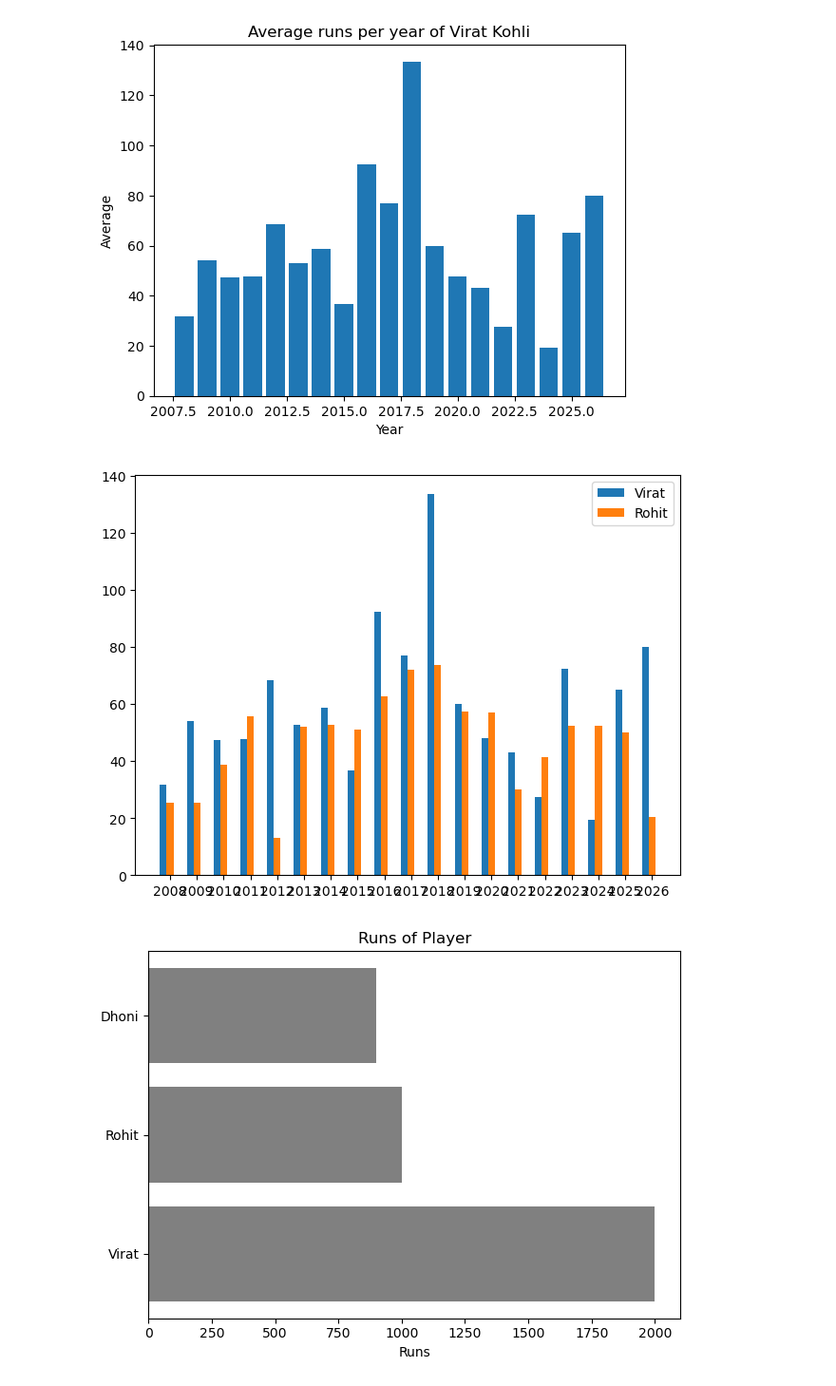
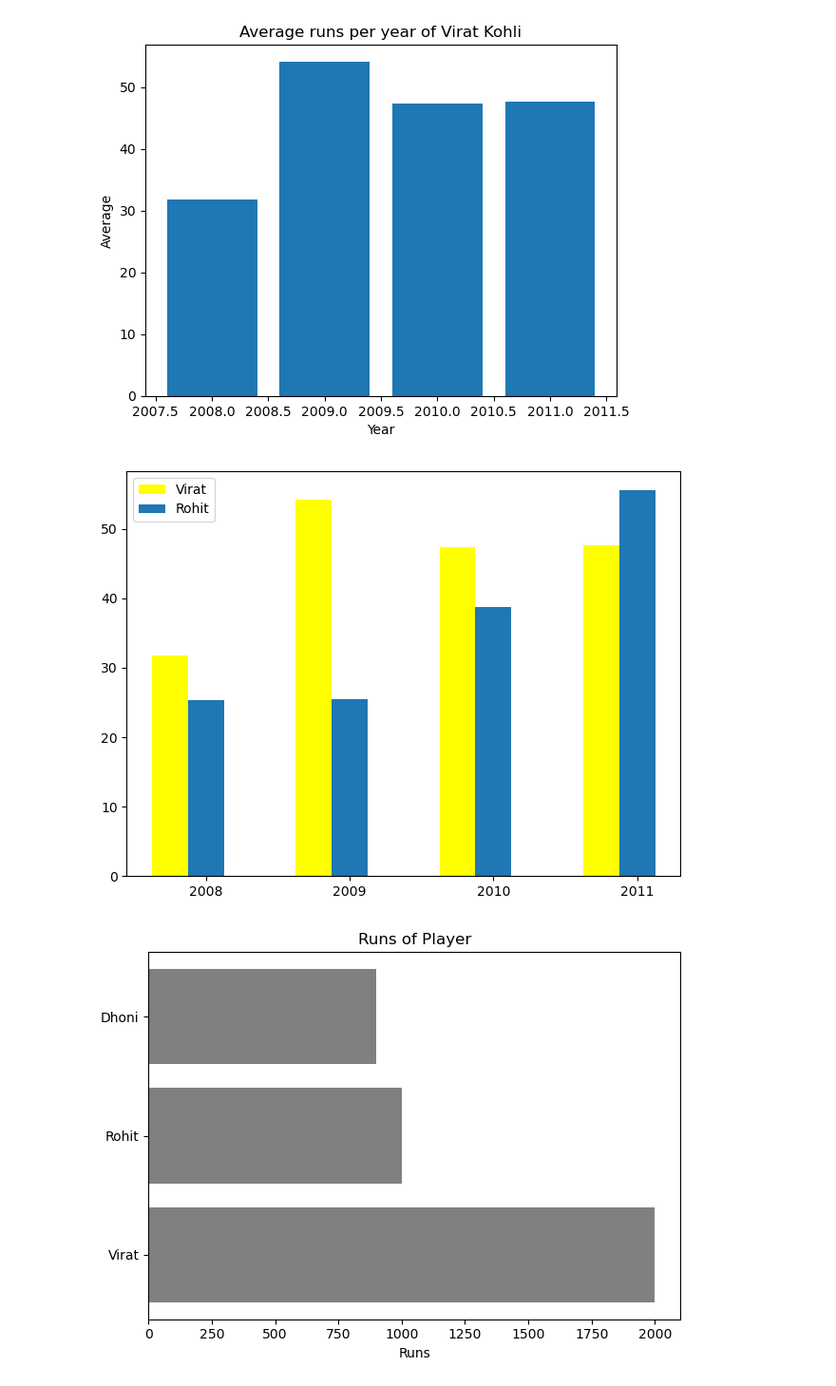
Before and after one commit to TheEdith0/DataScienceHere, a Jupyter notebook: MatPlotlib/BarPlot.ipynb, the cells around one changed output. Shown at 95% size. Drawn from its saved outputs; the diff is of its cells as text; code cells hidden in the pictures.

```diff
--- a/MatPlotlib/BarPlot.ipynb
+++ b/MatPlotlib/BarPlot.ipynb
@@ -1,8 +1,8 @@
 # %%
 import matplotlib.pyplot as plt
-year=list(range(2008,2027))
-Virat=[31.8,54.16,47.38,47.62,68.4,52.83,58.55,36.64,92.37,76.84,133.55,59.86,47.88,43.00,27.45,72.47,19.33,65.1,80]
-Rohit=[25.33,25.50,38.76,55.54,12.92,52.00,52.54,50.93,62.66,71.83,73.57,57.30,57.00,30.00,41.50,52.29,52.33,50.00,20.33]
+year=list(range(2008,2012))
+Virat=[31.8,54.16,47.38,47.62]#,68.4,52.83,58.55,36.64,92.37,76.84,133.55,59.86,47.88,43.00,27.45,72.47,19.33,65.1,80]
+Rohit=[25.33,25.50,38.76,55.54]#,12.92,52.00,52.54,50.93,62.66,71.83,73.57,57.30,57.00,30.00,41.50,52.29,52.33,50.00,20.33]
 # %%
 plt.bar(year,Virat)
 plt.xlabel("Year")
@@ -10,18 +10,18 @@ plt.ylabel("Average")
 plt.title("Average runs per year of Virat Kohli")
 plt.show()
 # %% [output]
-[figure, old version]
+[figure, new version]
 # %%
 import numpy as np
 x=np.arange(len(year))
-plt.bar(x-0.25,Virat,width=0.25,label="Virat")
+plt.bar(x-0.25,Virat,width=0.25,label="Virat",color="yellow")
 plt.bar(x,Rohit,width=0.25,label="Rohit")
 plt.xticks(x,year)
 plt.legend()
 plt.tight_layout()
 plt.show()
 # %% [output]
-[figure, old version]
+[figure, new version]
 # %%
 players=["Virat","Rohit","Dhoni"]
 total_runs=[2000,1000,900]
```
Also changed, not shown: parts of 2 cells of this notebook, 14 other files.
